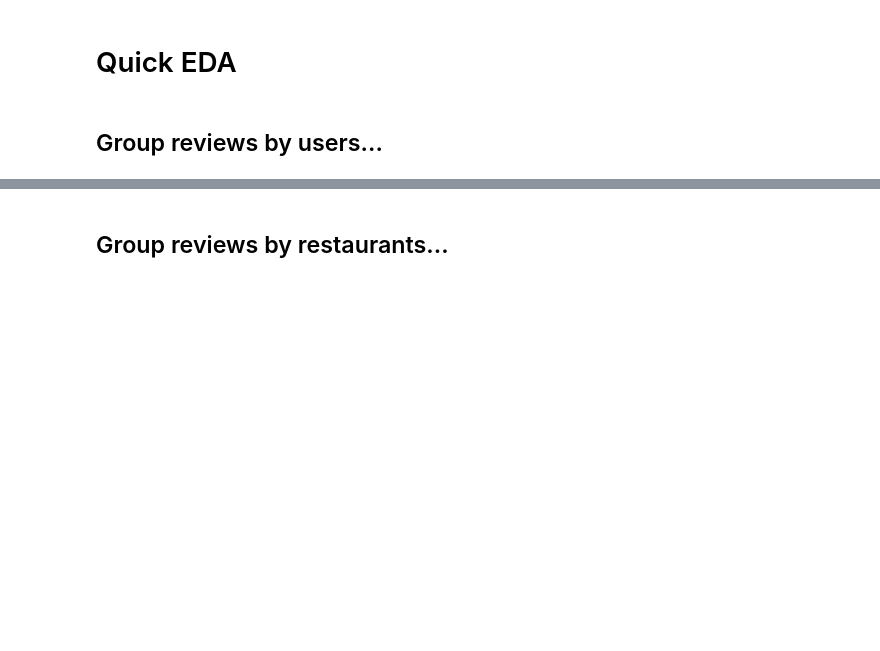
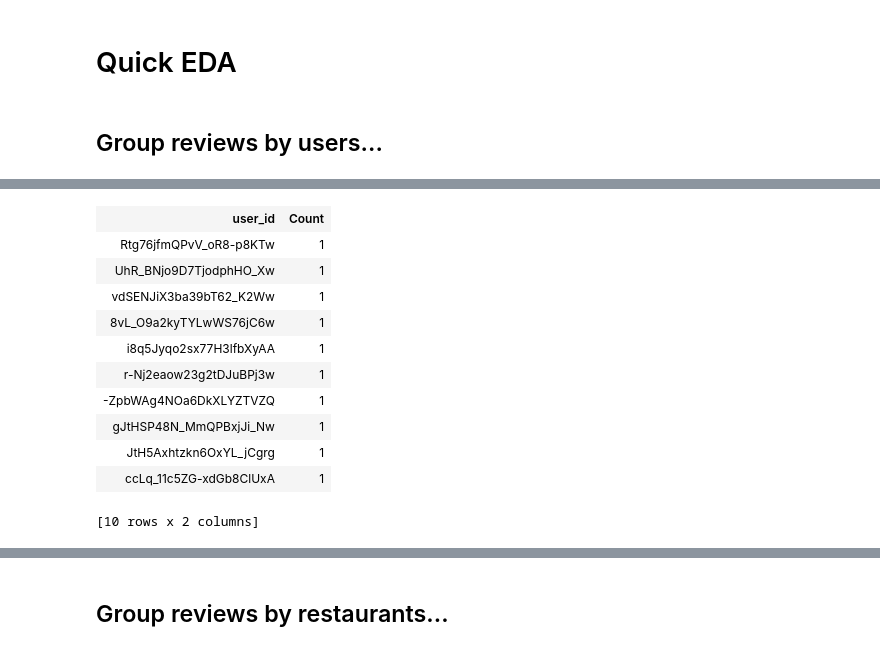
Before and after one commit to AeroGeekDean/traveler_eats_recommender, a Jupyter notebook: graphlab_scratchpad.ipynb, the cells around one changed output, grey strips where cells are left out. Drawn from its saved outputs; the diff is of its cells as text; code cells hidden in the pictures; blank space fills up the shorter version.

```diff
--- a/graphlab_scratchpad.ipynb
+++ b/graphlab_scratchpad.ipynb
@@ -67,0 +49,15 @@ Rows: 10
+# %%
+reviews_by_user[-10:]
+# %% [output]
+| user_id | Count |
+| Rtg76jfmQPvV_oR8-p8KTw | 1 |
+| UhR_BNjo9D7TjodphHO_Xw | 1 |
+| vdSENJiX3ba39bT62_K2Ww | 1 |
+| 8vL_O9a2kyTYLwWS76jC6w | 1 |
+| i8q5Jyqo2sx77H3lfbXyAA | 1 |
+| r-Nj2eaow23g2tDJuBPj3w | 1 |
+| -ZpbWAg4NOa6DkXLYZTVZQ | 1 |
+| gJtHSP48N_MmQPBxjJi_Nw | 1 |
+| JtH5Axhtzkn6OxYL_jCgrg | 1 |
+| ccLq_11c5ZG-xdGb8ClUxA | 1 |
+[10 rows x 2 columns]
```
Also changed, not shown: parts of 63 cells of this notebook, 3 other files.
